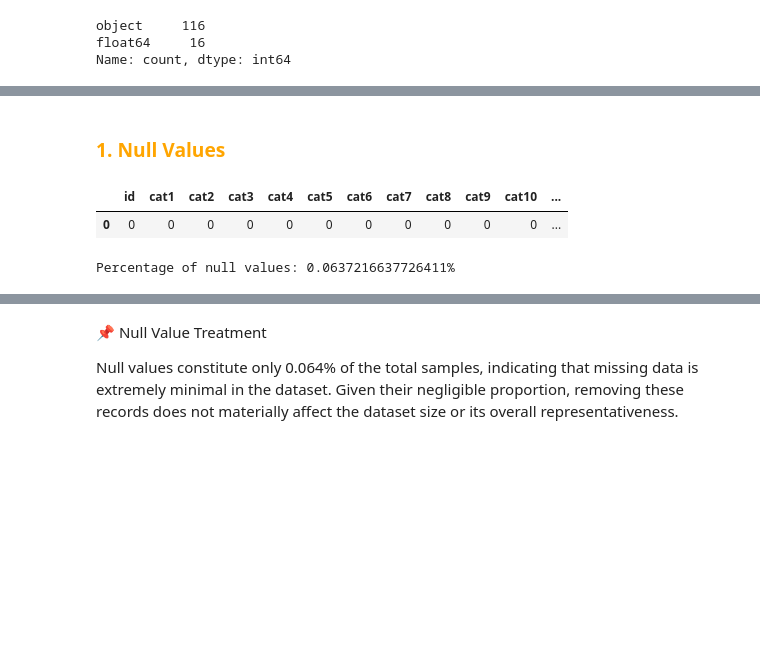
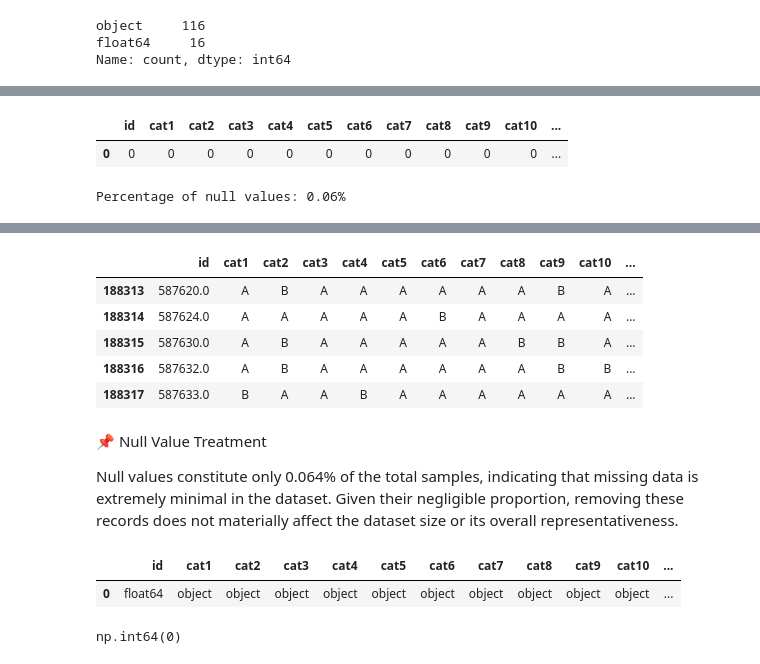
Before and after one commit to Aryan-Kaisth/Tail_Risk_Modeling_of_Insurance_Claim_Severity, a Jupyter notebook: notebooks/data_cleaning.ipynb, the cells around one changed output, grey strips where cells are left out. Drawn from its saved outputs; the diff is of its cells as text; code cells hidden in the pictures; blank space fills up the shorter version.

Commit message:
Data cleaning: drop null values and remove id feature

```diff
--- a/notebooks/data_cleaning.ipynb
+++ b/notebooks/data_cleaning.ipynb
@@ -66,8 +66,6 @@ df.describe(include='O')
 | unique | 3 | 3 | 3 | 3 | 3 | 3 | 3 | 3 | 3 | 3 | 3 | ... |
 | top | A | A | A | A | A | A | A | A | A | A | A | ... |
 | freq | 141550 | 106721 | 177993 | 128395 | 123737 | 131693 | 183744 | 177274 | 113122 | 160213 | 168186 | ... |
-# %% [markdown]
-### **<span style="color:orange;">1. Null Values</span>**
 # %%
 # Checking for null values
 df.isna().sum().to_frame().T
@@ -76,16 +74,36 @@ df.isna().sum().to_frame().T
 | 0 | 0 | 0 | 0 | 0 | 0 | 0 | 0 | 0 | 0 | 0 | 0 | ... |
 # %%
 # Total null values
-print(f'Percentage of null values: {(df.isna().sum().sum())/df.shape[0]*100}%')
+print(f'Percentage of null values: {round((df.isna().sum().sum())/df.shape[0]*100, 2)}%')
 # %% [output]
-Percentage of null values: 0.0637216637726411%
+Percentage of null values: 0.06%
 # %%
 # Rows containing atleast 1 values
 df.loc[df.isna().any(axis=1)]
 # %% [output]
 |  | id | cat1 | cat2 | cat3 | cat4 | cat5 | cat6 | cat7 | cat8 | cat9 | cat10 | ... |
 | 188318 | 0.348388 | .672862 | .551054 | .344450 | .447670 | .538810 | .492200 | .481306 | .654753 | .406237 | 772.56 | ... |
+# %%
+# Data after removing null values
+df.dropna(axis=0, ignore_index=True).tail(5)
+# %% [output]
+|  | id | cat1 | cat2 | cat3 | cat4 | cat5 | cat6 | cat7 | cat8 | cat9 | cat10 | ... |
+| 188313 | 587620.0 | A | B | A | A | A | A | A | A | B | A | ... |
+| 188314 | 587624.0 | A | A | A | A | A | B | A | A | A | A | ... |
+| 188315 | 587630.0 | A | B | A | A | A | A | A | B | B | A | ... |
+| 188316 | 587632.0 | A | B | A | A | A | A | A | A | B | B | ... |
+| 188317 | 587633.0 | B | A | A | B | A | A | A | A | A | A | ... |
 # %% [markdown]
 📌 Null Value Treatment
 
 Null values constitute only 0.064% of the total samples, indicating that missing data is extremely minimal in the dataset. Given their negligible proportion, removing these records does not materially affect the dataset size or its overall representativeness.
+# %%
+# Checking for datatypes
+df.dtypes.to_frame().T
+# %% [output]
+|  | id | cat1 | cat2 | cat3 | cat4 | cat5 | cat6 | cat7 | cat8 | cat9 | cat10 | ... |
+| 0 | float64 | object | object | object | object | object | object | object | object | object | object | ... |
+# %%
+df.drop('id', axis=1).duplicated().sum()
+# %% [output]
+np.int64(0)
```
Also changed, not shown: parts of 2 cells of this notebook.
